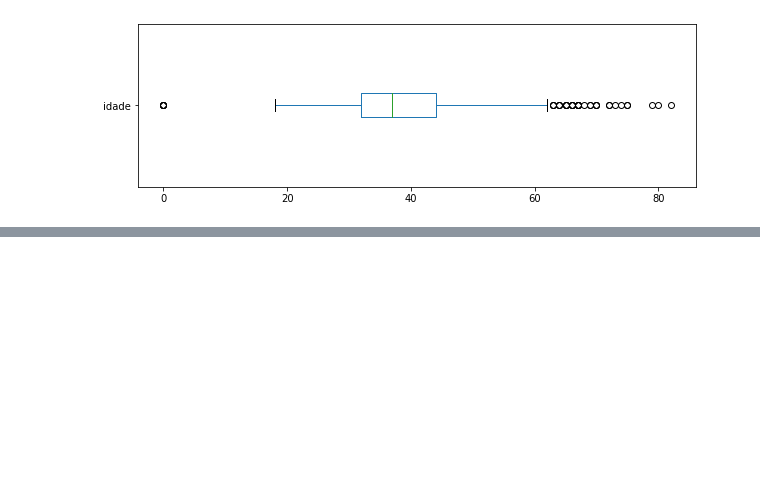
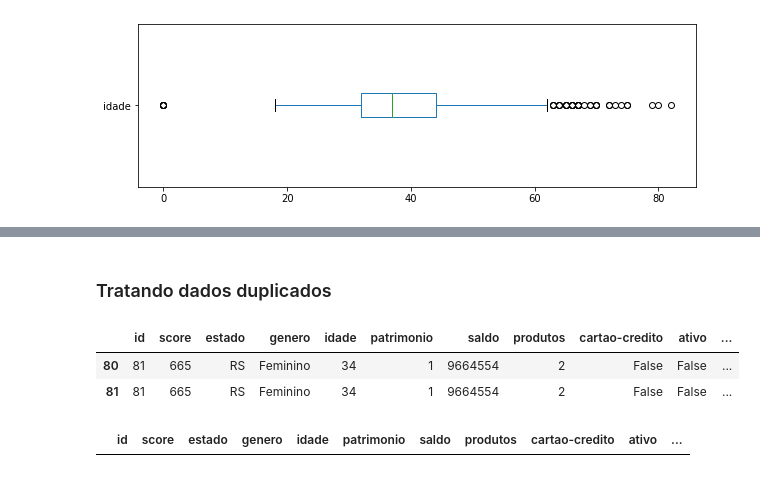
Before and after one commit to feliperromao/datascience-na-pratica, a Jupyter notebook: pandas_tratamento_dados_churn.ipynb, the cells around one changed output, grey strips where cells are left out. Saved outputs shown, nothing was run; the diff lists cells and outputs as text; code cells hidden in the pictures; blank space fills up the shorter version.

```diff
--- a/pandas_tratamento_dados_churn.ipynb
+++ b/pandas_tratamento_dados_churn.ipynb
@@ -210,7 +210,7 @@ idade_median
 # %% [output]
 37.0
 # %%
-df.loc[(df.idade < 0) | (df.idade > 120)] = idade_median
+df.loc[(df.idade < 0) | (df.idade > 120), "idade"] = idade_median
 
 df.idade.plot.box(vert=False, figsize=(10,3));
 # %% [output]
@@ -217,0 +238,13 @@ df.idade.plot.box(vert=False, figsize=(10,3));
+# %% [markdown]
+### Tratando dados duplicados
+# %%
+df[ df.duplicated(["id"], keep=False) ]
+# %% [output]
+|  | id | score | estado | genero | idade | patrimonio | saldo | produtos | cartao-credito | ativo | ... |
+| 80 | 81 | 665 | RS | Feminino | 34 | 1 | 9664554 | 2 | False | False | ... |
+| 81 | 81 | 665 | RS | Feminino | 34 | 1 | 9664554 | 2 | False | False | ... |
+# %%
+df.drop_duplicates(subset="id", keep="first", inplace=True)
+df[ df.duplicated(["id"], keep=False) ]
+# %% [output]
+|  | id | score | estado | genero | idade | patrimonio | saldo | produtos | cartao-credito | ativo | ... |
```
Also changed, not shown: parts of 2 cells of this notebook.
